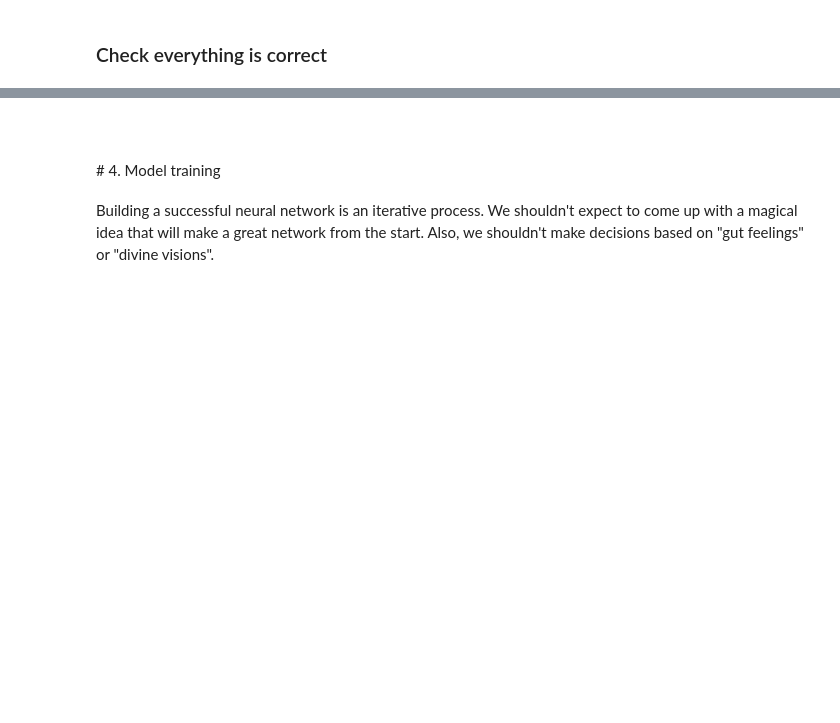
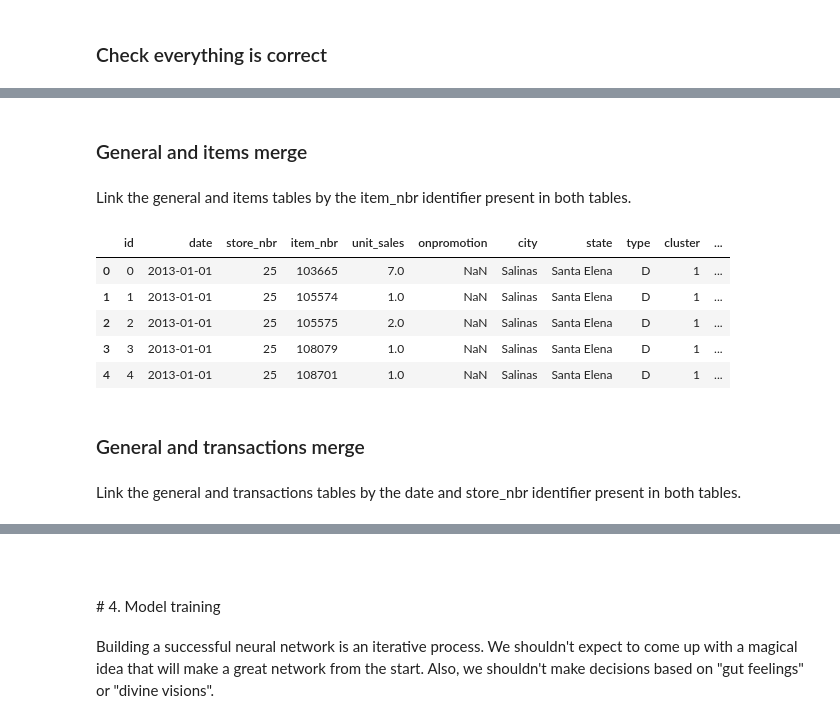
Before and after one commit to Homeralf/favorita_grocery, a Jupyter notebook: favorita_grocery.ipynb, the cells around one changed output, grey strips where cells are left out. Saved outputs shown, nothing was run; the diff lists cells and outputs as text; code cells hidden in the pictures; blank space fills up the shorter version.

```diff
--- a/favorita_grocery.ipynb
+++ b/favorita_grocery.ipynb
@@ -388,0 +282,4 @@ plot_random_labeled_images(10)
+# %%
+tables_dict["train"]["date"] =  pd.to_datetime(tables_dict["train"]["date"], format='%Y-%m-%d')
+tables_dict["transactions"]["date"] =  pd.to_datetime(tables_dict["transactions"]["date"], format='%Y-%m-%d')
+tables_dict["oil"]["date"] =  pd.to_datetime(tables_dict["oil"]["date"], format='%Y-%m-%d')
@@ -388,0 +296,6 @@ plot_random_labeled_images(10)
+# %%
+tables_dict["oil"] = tables_dict["oil"].set_index("date")
+tables_dict["oil"] = tables_dict["oil"].resample('1D').mean()
+tables_dict["oil"] = tables_dict["oil"].interpolate()
+tables_dict["oil"] = tables_dict["oil"].fillna(method="bfill")
+tables_dict["oil"] = tables_dict["oil"].reset_index()
@@ -388,0 +326,2 @@ plot_random_labeled_images(10)
+# %%
+general_df = tables_dict["train"].merge(tables_dict["stores"], left_on="store_nbr", right_on="store_nbr", how="left")
@@ -388,0 +337,19 @@ plot_random_labeled_images(10)
+# %% [markdown]
+### General and items merge
+# %% [markdown]
+Link the general and items tables by the item_nbr identifier present in both tables.
+# %%
+general_df = general_df.merge(tables_dict["items"], left_on="item_nbr", right_on="item_nbr", how="left")
+# %%
+general_df.head()
+# %% [output]
+|  | id | date | store_nbr | item_nbr | unit_sales | onpromotion | city | state | type | cluster | ... |
+| 0 | 0 | 2013-01-01 | 25 | 103665 | 7.0 | NaN | Salinas | Santa Elena | D | 1 | ... |
+| 1 | 1 | 2013-01-01 | 25 | 105574 | 1.0 | NaN | Salinas | Santa Elena | D | 1 | ... |
+| 2 | 2 | 2013-01-01 | 25 | 105575 | 2.0 | NaN | Salinas | Santa Elena | D | 1 | ... |
+| 3 | 3 | 2013-01-01 | 25 | 108079 | 1.0 | NaN | Salinas | Santa Elena | D | 1 | ... |
+| 4 | 4 | 2013-01-01 | 25 | 108701 | 1.0 | NaN | Salinas | Santa Elena | D | 1 | ... |
+# %% [markdown]
+### General and transactions merge
+# %% [markdown]
+Link the general and transactions tables by the date and store_nbr identifier present in both tables.
```
Also changed, not shown: parts of 165 cells of this notebook.
